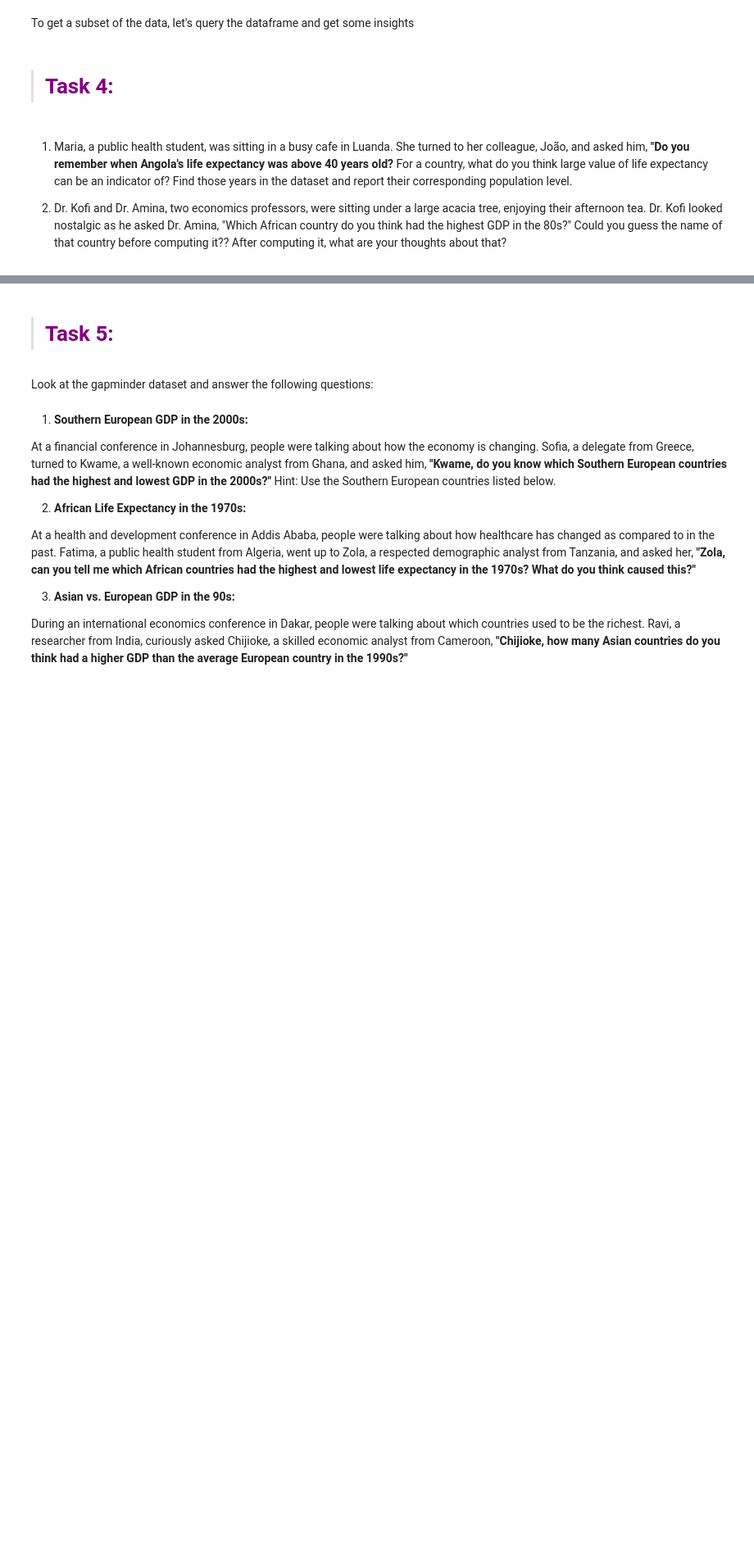
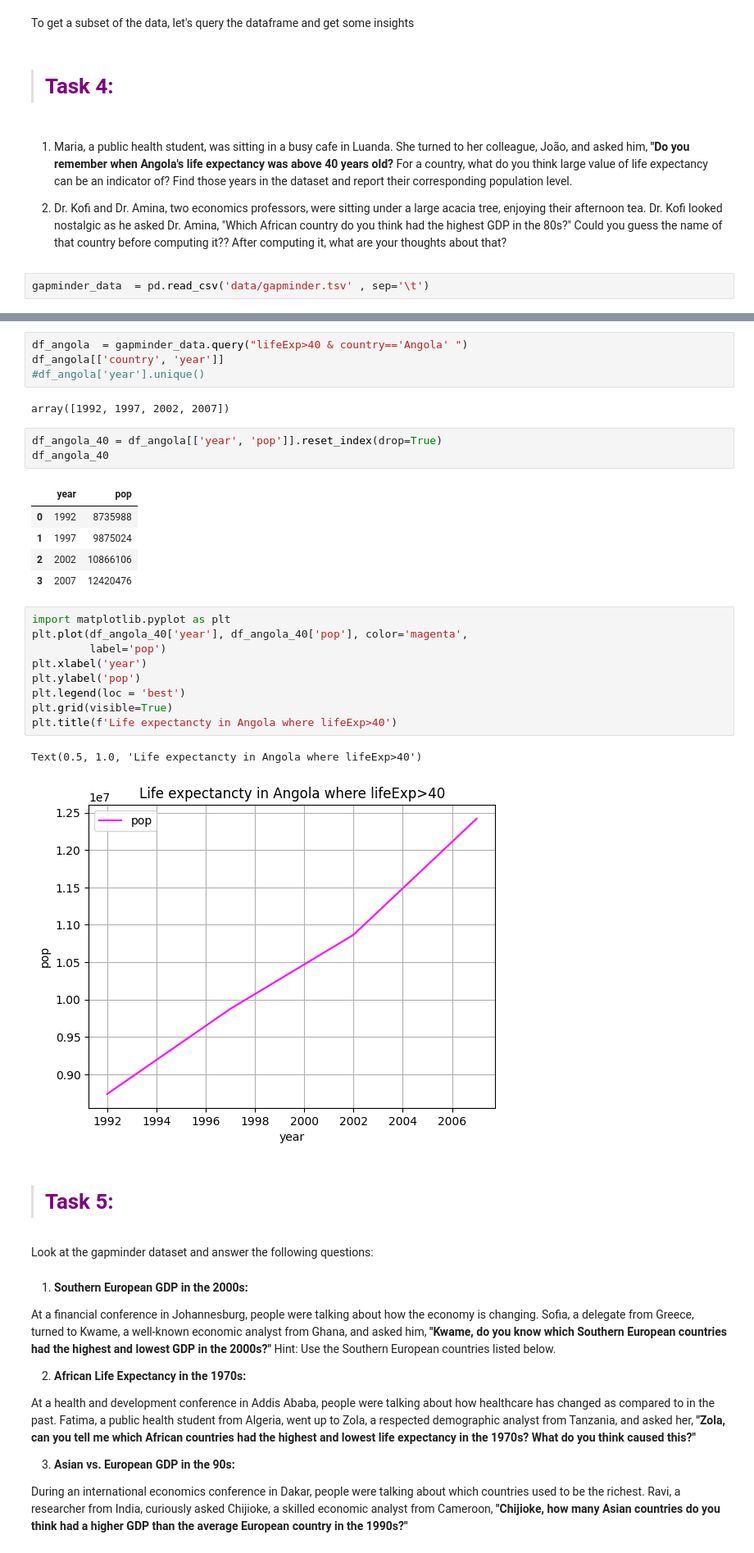
Before and after one commit to lekoundanmgedeon/data-preprocessing-daily-reports, a Jupyter notebook: module_02/02_Data_IO_Operations.ipynb, the cells around one changed output, grey strips where cells are left out. Shown: that part at 82% size. Cells and saved outputs as stored; diff of their text form; blank space fills up the shorter version.

```diff
--- a/module_02/02_Data_IO_Operations.ipynb
+++ b/module_02/02_Data_IO_Operations.ipynb
@@ -289,3 +287,5 @@ To get a subset of the data, let's query the dataframe and get some insights
 
 
 2. Dr. Kofi and Dr. Amina, two economics professors, were sitting under a large acacia tree, enjoying their afternoon tea. Dr. Kofi looked nostalgic as he asked Dr. Amina, "Which African country do you think had the highest GDP in the 80s?"  Could you guess the name of that country before computing it?? After computing it, what are your thoughts about that?
+# %%
+gapminder_data  = pd.read_csv('data/gapminder.tsv' , sep='\t')
@@ -292,3 +303,30 @@ To get a subset of the data, let's query the dataframe and get some insights
+# %%
+df_angola  = gapminder_data.query("lifeExp>40 & country=='Angola' ")
+df_angola[['country', 'year']]
+#df_angola['year'].unique()
+# %% [output]
+array([1992, 1997, 2002, 2007])
+# %%
+df_angola_40 = df_angola[['year', 'pop']].reset_index(drop=True)
+df_angola_40
+# %% [output]
+|  | year | pop |
+| 0 | 1992 | 8735988 |
+| 1 | 1997 | 9875024 |
+| 2 | 2002 | 10866106 |
+| 3 | 2007 | 12420476 |
+# %%
+import matplotlib.pyplot as plt
+plt.plot(df_angola_40['year'], df_angola_40['pop'], color='magenta',
+         label='pop')
+plt.xlabel('year')
+plt.ylabel('pop')
+plt.legend(loc = 'best')
+plt.grid(visible=True)
+plt.title(f'Life expectancty in Angola where lifeExp>40')
+# %% [output]
+Text(0.5, 1.0, 'Life expectancty in Angola where lifeExp>40')
+[figure, added]
 # %% [markdown]
 ># <font color=#800080>Task 5:</font> <a class="anchor" id="Task-1"></a>
 # %% [markdown]
```
Also changed, not shown: parts of 10 cells of this notebook.
